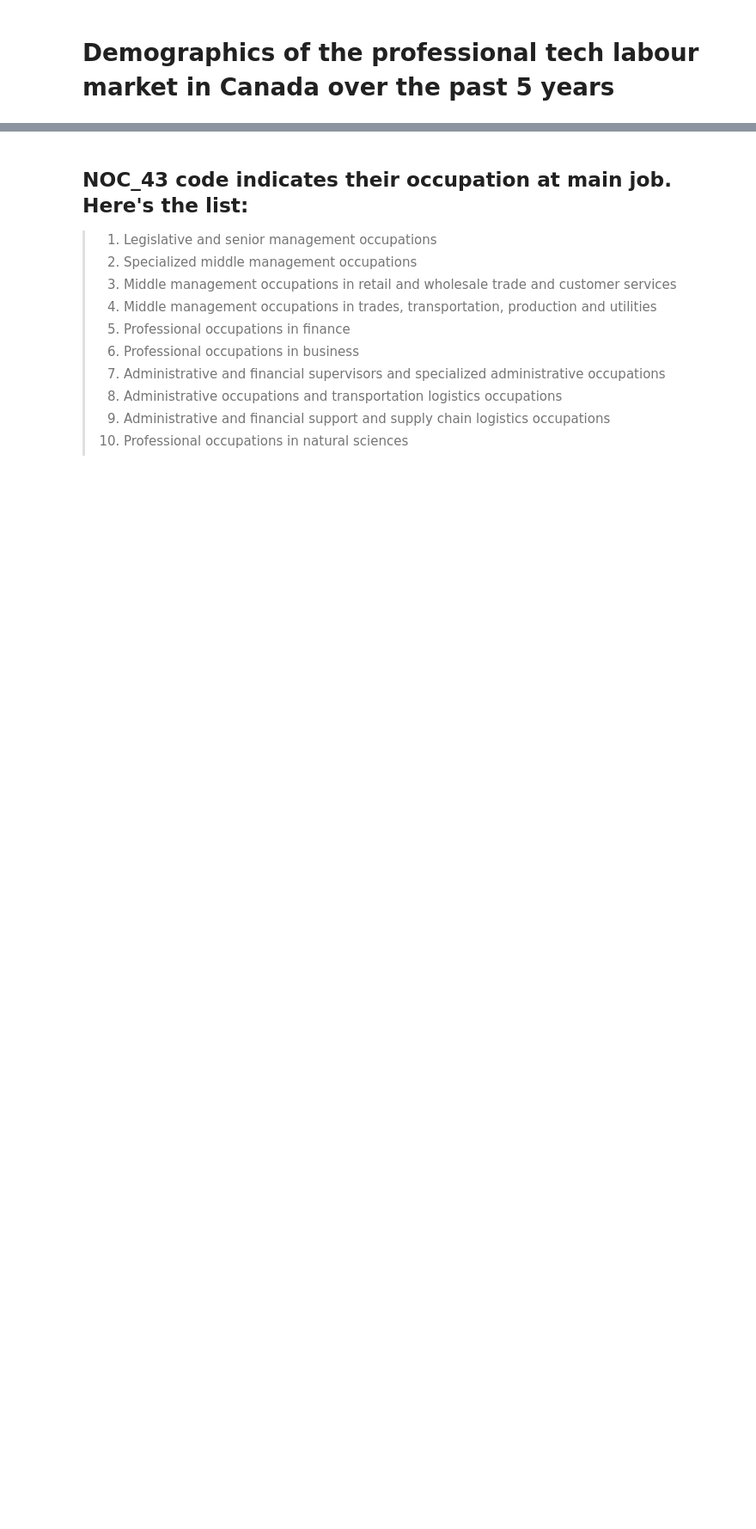
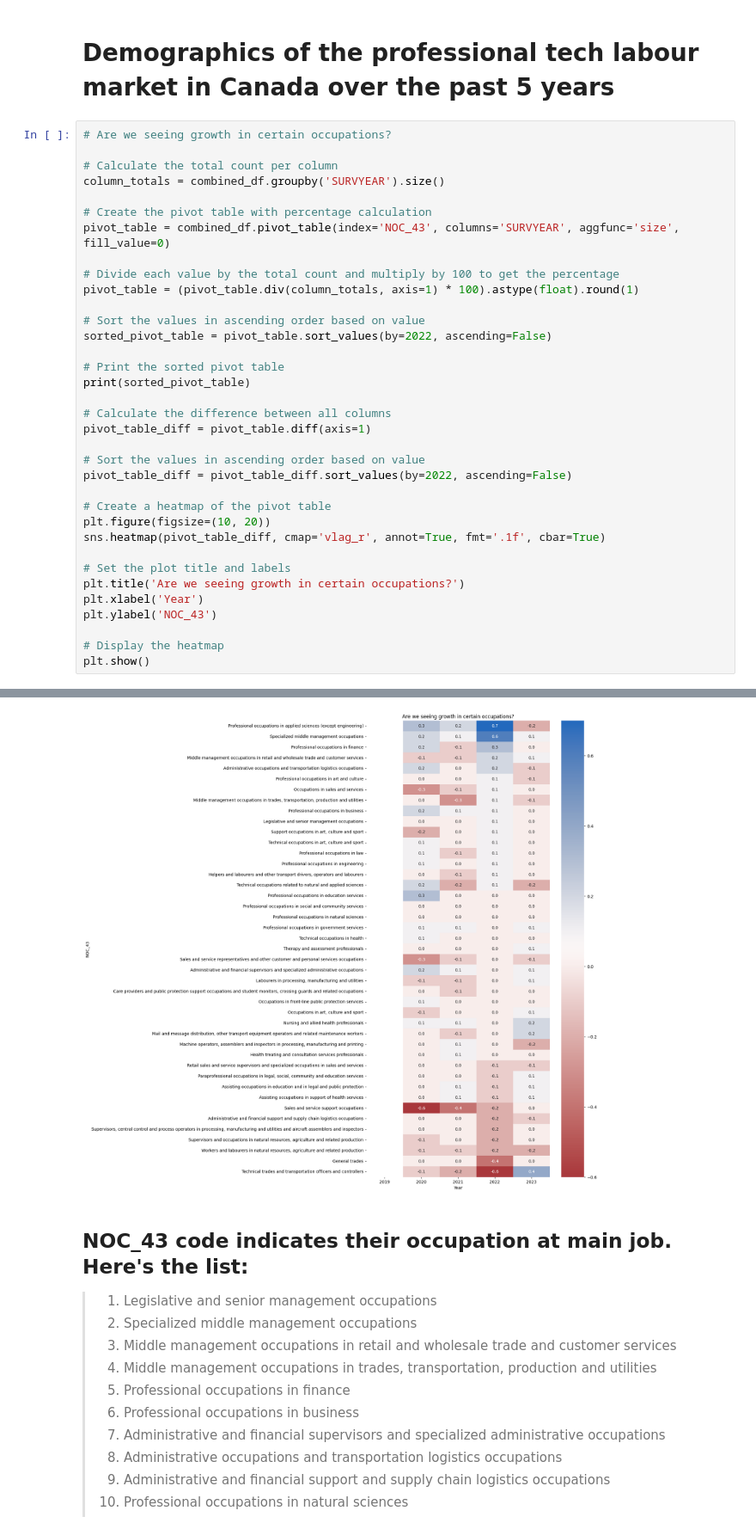
Before and after one commit to sandra-ps-kan/canada-lfs, a Jupyter notebook: canadian-tech-labour-market.ipynb, the cells around one changed output, grey strips where cells are left out. Shown at 86% size. Saved outputs shown, nothing was run; the diff lists cells and outputs as text; blank space fills up the shorter version.

```diff
--- a/canadian-tech-labour-market.ipynb
+++ b/canadian-tech-labour-market.ipynb
@@ -370,3 +416,39 @@ And
 These numbers should be used as benchmarks when we compare a certain occupation or industry against the overall labour market. We can draw summaries such as "The oil and gas industry has less female and less immigrant than the industry average."
 # %% [markdown]
 # Demographics of the professional tech labour market in Canada over the past 5 years
+# %%
+# Are we seeing growth in certain occupations?
+
+# Calculate the total count per column
+column_totals = combined_df.groupby('SURVYEAR').size()
+
+# Create the pivot table with percentage calculation
+pivot_table = combined_df.pivot_table(index='NOC_43', columns='SURVYEAR', aggfunc='size', fill_value=0)
+
+# Divide each value by the total count and multiply by 100 to get the percentage
+pivot_table = (pivot_table.div(column_totals, axis=1) * 100).astype(float).round(1)
+
+# Sort the values in ascending order based on value
+sorted_pivot_table = pivot_table.sort_values(by=2022, ascending=False)
+
+# Print the sorted pivot table
+print(sorted_pivot_table)
+
+# Calculate the difference between all columns
+pivot_table_diff = pivot_table.diff(axis=1)
+
+# Sort the values in ascending order based on value
+pivot_table_diff = pivot_table_diff.sort_values(by=2022, ascending=False)
+
+# Create a heatmap of the pivot table
+plt.figure(figsize=(10, 20))
+sns.heatmap(pivot_table_diff, cmap='vlag_r', annot=True, fmt='.1f', cbar=True)
+
+# Set the plot title and labels
+plt.title('Are we seeing growth in certain occupations?')
+plt.xlabel('Year')
+plt.ylabel('NOC_43')
+
+# Display the heatmap
+plt.show()
+# %% [output]
@@ -373,3 +472,4 @@ These numbers should be used as benchmarks when we compare a certain occupation
+[figure, added]
 # %% [markdown]
 ## NOC_43 code indicates their occupation at main job. Here's the list:
 > 1. Legislative and senior management occupations
```
Also changed, not shown: parts of 7 cells of this notebook.
